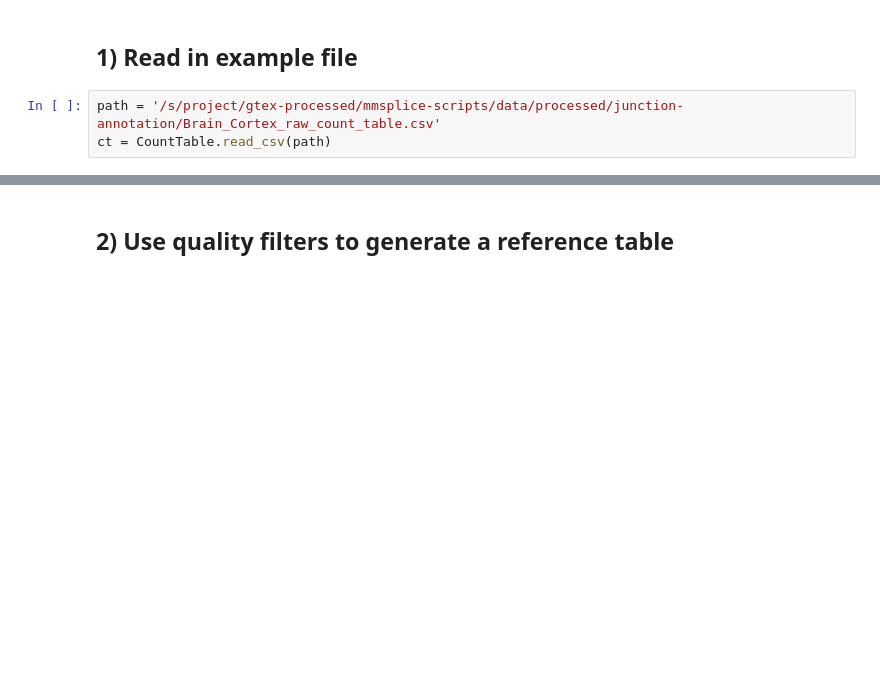
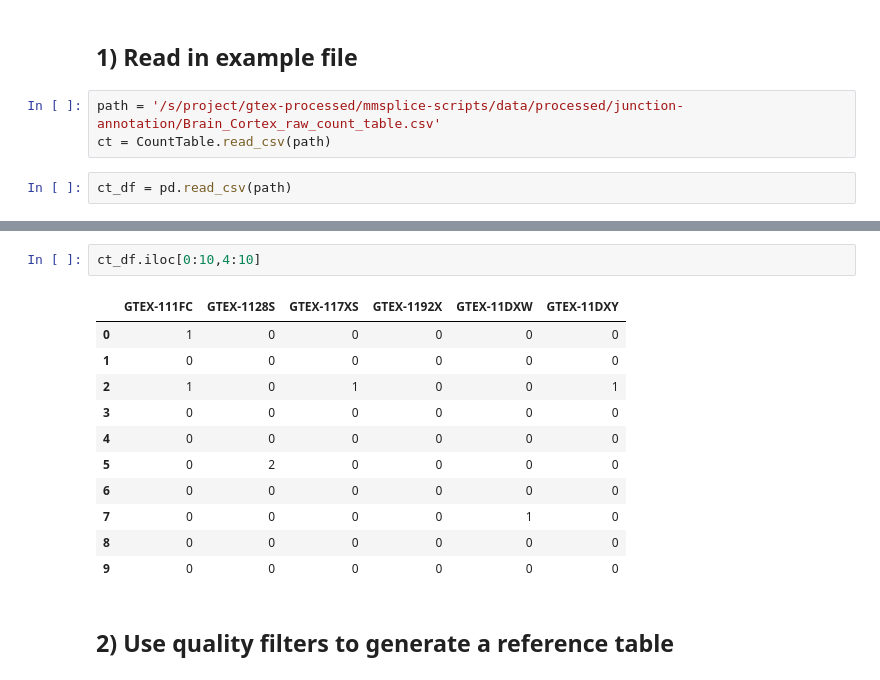
Before and after one commit to gagneurlab/splicemap, a Jupyter notebook: notebooks/example.ipynb, the cells around one changed output, grey strips where cells are left out. Cells and saved outputs as stored; diff of their text form; blank space fills up the shorter version.

Commit message:
added example CountTable to readme

```diff
--- a/notebooks/example.ipynb
+++ b/notebooks/example.ipynb
@@ -14,3 +14,5 @@ import matplotlib.pyplot as plt
 # %%
 path = '/s/project/gtex-processed/mmsplice-scripts/data/processed/junction-annotation/Brain_Cortex_raw_count_table.csv'
 ct = CountTable.read_csv(path)
+# %%
+ct_df = pd.read_csv(path)
@@ -17,3 +49,17 @@ ct = CountTable.read_csv(path)
+# %%
+ct_df.iloc[0:10,4:10]
+# %% [output]
+|  | GTEX-111FC | GTEX-1128S | GTEX-117XS | GTEX-1192X | GTEX-11DXW | GTEX-11DXY |
+| 0 | 1 | 0 | 0 | 0 | 0 | 0 |
+| 1 | 0 | 0 | 0 | 0 | 0 | 0 |
+| 2 | 1 | 0 | 1 | 0 | 0 | 1 |
+| 3 | 0 | 0 | 0 | 0 | 0 | 0 |
+| 4 | 0 | 0 | 0 | 0 | 0 | 0 |
+| 5 | 0 | 2 | 0 | 0 | 0 | 0 |
+| 6 | 0 | 0 | 0 | 0 | 0 | 0 |
+| 7 | 0 | 0 | 0 | 0 | 1 | 0 |
+| 8 | 0 | 0 | 0 | 0 | 0 | 0 |
+| 9 | 0 | 0 | 0 | 0 | 0 | 0 |
 # %% [markdown]
 ## 2) Use quality filters to generate a reference table
 # %% [markdown]
```
Also changed, not shown: parts of 2 cells of this notebook, 1 other file.
